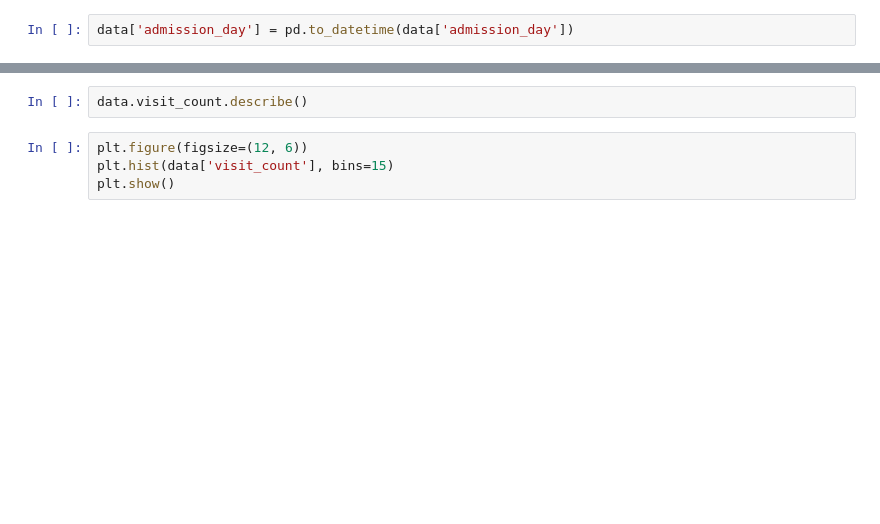
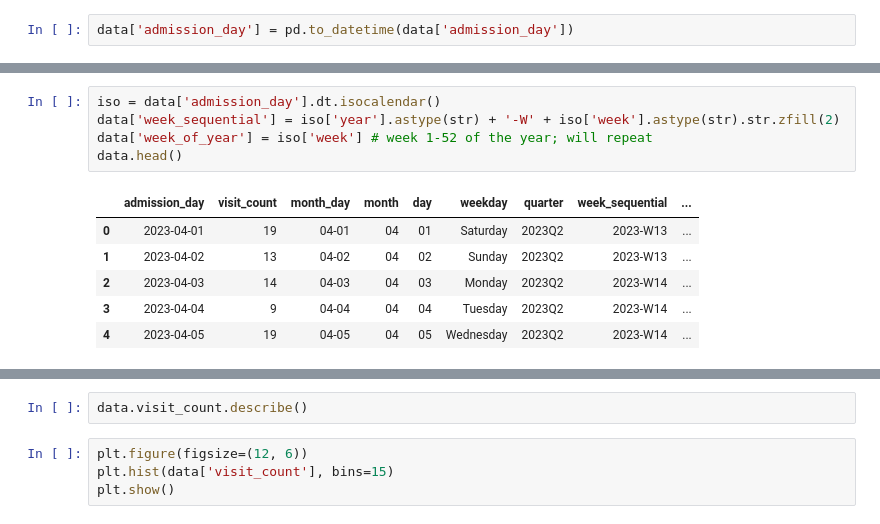
Before and after one commit to Mikayla-ds2/surge-sense, a Jupyter notebook: time_series_eda.ipynb, the cells around one changed output, grey strips where cells are left out. Saved outputs shown, nothing was run; the diff lists cells and outputs as text; blank space fills up the shorter version.

```diff
--- a/time_series_eda.ipynb
+++ b/time_series_eda.ipynb
@@ -93,0 +207,12 @@ plt.show()
+# %%
+iso = data['admission_day'].dt.isocalendar()
+data['week_sequential'] = iso['year'].astype(str) + '-W' + iso['week'].astype(str).str.zfill(2)
+data['week_of_year'] = iso['week'] # week 1-52 of the year; will repeat
+data.head()
+# %% [output]
+|  | admission_day | visit_count | month_day | month | day | weekday | quarter | week_sequential | ... |
+| 0 | 2023-04-01 | 19 | 04-01 | 04 | 01 | Saturday | 2023Q2 | 2023-W13 | ... |
+| 1 | 2023-04-02 | 13 | 04-02 | 04 | 02 | Sunday | 2023Q2 | 2023-W13 | ... |
+| 2 | 2023-04-03 | 14 | 04-03 | 04 | 03 | Monday | 2023Q2 | 2023-W14 | ... |
+| 3 | 2023-04-04 | 9 | 04-04 | 04 | 04 | Tuesday | 2023Q2 | 2023-W14 | ... |
+| 4 | 2023-04-05 | 19 | 04-05 | 04 | 05 | Wednesday | 2023Q2 | 2023-W14 | ... |
```
Also changed, not shown: parts of 19 cells of this notebook.
